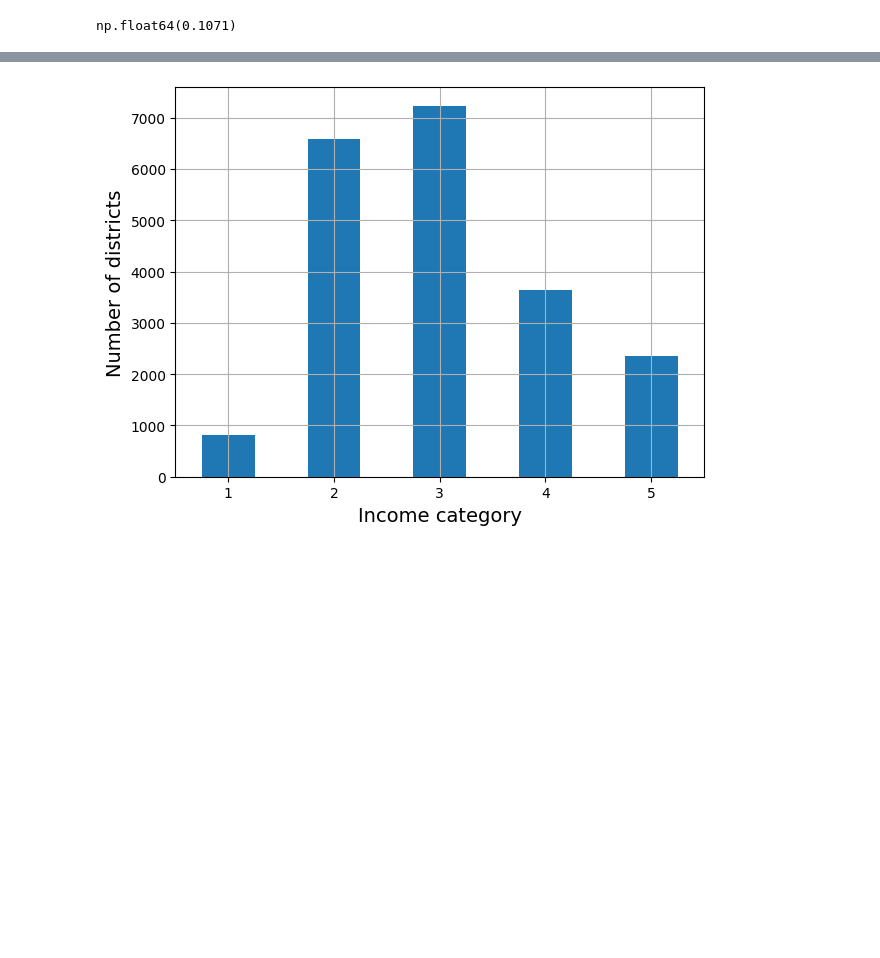
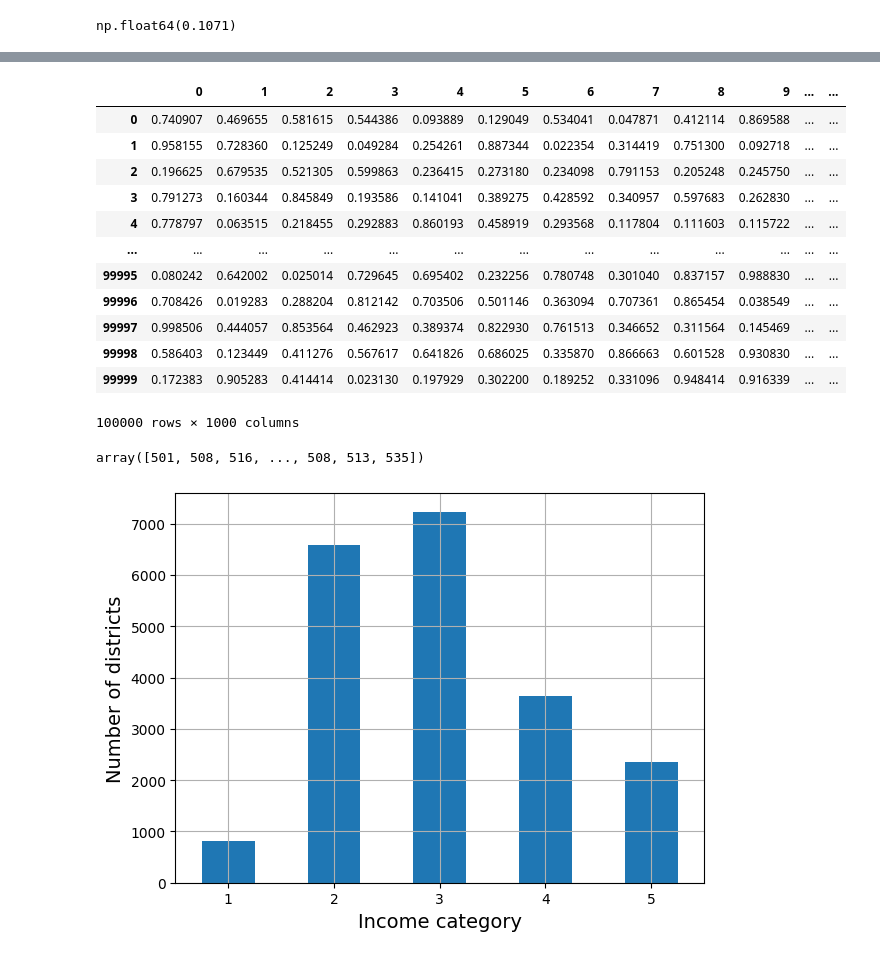
Before and after one commit to raliaskarov/tutorial_handson-ml3, a Jupyter notebook: 02_end_to_end_machine_learning_project.ipynb, the cells around one changed output, grey strips where cells are left out. Cells and saved outputs as stored; diff of their text form; code cells hidden in the pictures; blank space fills up the shorter version.

```diff
--- a/02_end_to_end_machine_learning_project.ipynb
+++ b/02_end_to_end_machine_learning_project.ipynb
@@ -210,3 +210,6 @@ samples = (np.random.rand(100_000, sample_size) < ratio_female).sum(axis=1)
 ((samples < 485) | (samples > 535)).mean()
 # %% [output]
 np.float64(0.1071)
+# %%
+rand_array = np.random.rand(100_000, sample_size)
+rand_array
@@ -213,3 +230,23 @@ np.float64(0.1071)
+# %%
+pd.DataFrame(rand_array)
+# %% [output]
+|  | 0 | 1 | 2 | 3 | 4 | 5 | 6 | 7 | 8 | 9 | ... | ... |
+| 0 | 0.740907 | 0.469655 | 0.581615 | 0.544386 | 0.093889 | 0.129049 | 0.534041 | 0.047871 | 0.412114 | 0.869588 | ... | ... |
+| 1 | 0.958155 | 0.728360 | 0.125249 | 0.049284 | 0.254261 | 0.887344 | 0.022354 | 0.314419 | 0.751300 | 0.092718 | ... | ... |
+| 2 | 0.196625 | 0.679535 | 0.521305 | 0.599863 | 0.236415 | 0.273180 | 0.234098 | 0.791153 | 0.205248 | 0.245750 | ... | ... |
+| 3 | 0.791273 | 0.160344 | 0.845849 | 0.193586 | 0.141041 | 0.389275 | 0.428592 | 0.340957 | 0.597683 | 0.262830 | ... | ... |
+| 4 | 0.778797 | 0.063515 | 0.218455 | 0.292883 | 0.860193 | 0.458919 | 0.293568 | 0.117804 | 0.111603 | 0.115722 | ... | ... |
+| ... | ... | ... | ... | ... | ... | ... | ... | ... | ... | ... | ... | ... |
+| 99995 | 0.080242 | 0.642002 | 0.025014 | 0.729645 | 0.695402 | 0.232256 | 0.780748 | 0.301040 | 0.837157 | 0.988830 | ... | ... |
+| 99996 | 0.708426 | 0.019283 | 0.288204 | 0.812142 | 0.703506 | 0.501146 | 0.363094 | 0.707361 | 0.865454 | 0.038549 | ... | ... |
+| 99997 | 0.998506 | 0.444057 | 0.853564 | 0.462923 | 0.389374 | 0.822930 | 0.761513 | 0.346652 | 0.311564 | 0.145469 | ... | ... |
+| 99998 | 0.586403 | 0.123449 | 0.411276 | 0.567617 | 0.641826 | 0.686025 | 0.335870 | 0.866663 | 0.601528 | 0.930830 | ... | ... |
+| 99999 | 0.172383 | 0.905283 | 0.414414 | 0.023130 | 0.197929 | 0.302200 | 0.189252 | 0.331096 | 0.948414 | 0.916339 | ... | ... |
+100000 rows × 1000 columns
+# %%
+(rand_array < ratio_female).sum(axis = 1)
+# %% [output]
+array([501, 508, 516, ..., 508, 513, 535])
 # %%
 housing["income_cat"] = pd.cut(housing["median_income"],
                                bins=[0., 1.5, 3.0, 4.5, 6., np.inf],
```
Also changed, not shown: parts of 8 cells of this notebook.
